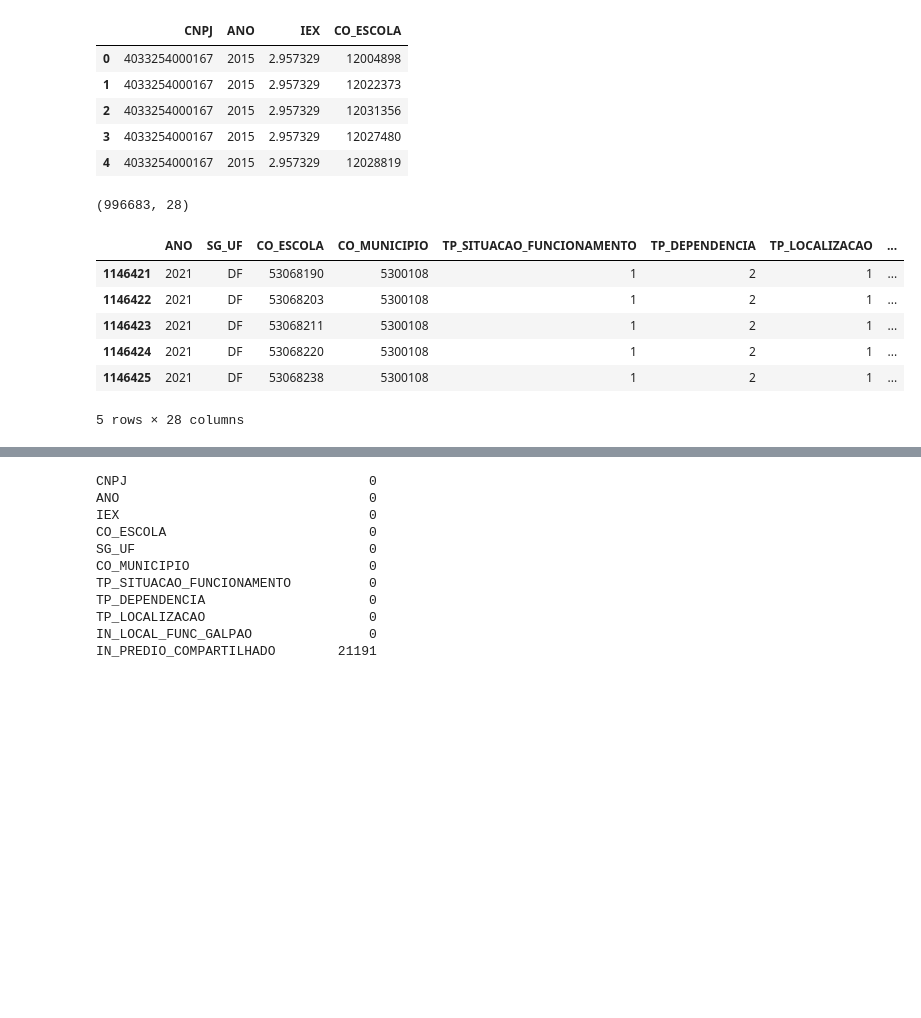
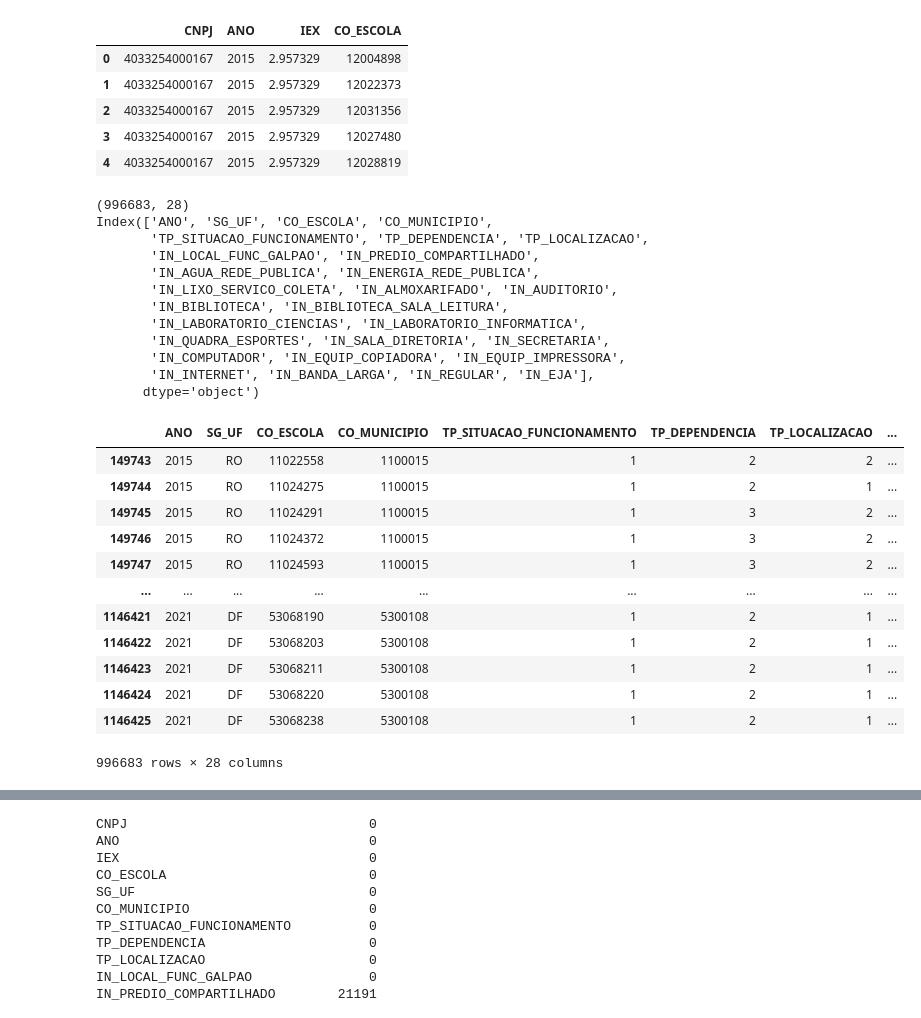
Before and after one commit to Fernandateireis/pol_edu, a Jupyter notebook: notebooks/pre-processing-merge.ipynb, the cells around one changed output, grey strips where cells are left out. Cells and saved outputs as stored; diff of their text form; code cells hidden in the pictures; blank space fills up the shorter version.

```diff
--- a/notebooks/pre-processing-merge.ipynb
+++ b/notebooks/pre-processing-merge.ipynb
@@ -179,18 +199,36 @@ merge_iex_escola.head()
 # %%
 censo = pd.read_csv('/home/freitas/Downloads/internet2/data/censo_2014_2021.csv')
 # rename columns CO_ENTIDADE to CO_ESCOLA
 censo.rename(columns={'NU_ANO_CENSO':'ANO','CO_ENTIDADE':'CO_ESCOLA'},inplace=True)
 censo.query('ANO > 2014', inplace=True)
 print(censo.shape)
-censo.tail()
+print(censo.columns)
+censo
 # %% [output]
 (996683, 28)
+Index(['ANO', 'SG_UF', 'CO_ESCOLA', 'CO_MUNICIPIO',
+       'TP_SITUACAO_FUNCIONAMENTO', 'TP_DEPENDENCIA', 'TP_LOCALIZACAO',
+       'IN_LOCAL_FUNC_GALPAO', 'IN_PREDIO_COMPARTILHADO',
+       'IN_AGUA_REDE_PUBLICA', 'IN_ENERGIA_REDE_PUBLICA',
+       'IN_LIXO_SERVICO_COLETA', 'IN_ALMOXARIFADO', 'IN_AUDITORIO',
+       'IN_BIBLIOTECA', 'IN_BIBLIOTECA_SALA_LEITURA',
+       'IN_LABORATORIO_CIENCIAS', 'IN_LABORATORIO_INFORMATICA',
+       'IN_QUADRA_ESPORTES', 'IN_SALA_DIRETORIA', 'IN_SECRETARIA',
+       'IN_COMPUTADOR', 'IN_EQUIP_COPIADORA', 'IN_EQUIP_IMPRESSORA',
+       'IN_INTERNET', 'IN_BANDA_LARGA', 'IN_REGULAR', 'IN_EJA'],
+      dtype='object')
 |  | ANO | SG_UF | CO_ESCOLA | CO_MUNICIPIO | TP_SITUACAO_FUNCIONAMENTO | TP_DEPENDENCIA | TP_LOCALIZACAO | ... |
+| 149743 | 2015 | RO | 11022558 | 1100015 | 1 | 2 | 2 | ... |
+| 149744 | 2015 | RO | 11024275 | 1100015 | 1 | 2 | 1 | ... |
+| 149745 | 2015 | RO | 11024291 | 1100015 | 1 | 3 | 2 | ... |
+| 149746 | 2015 | RO | 11024372 | 1100015 | 1 | 3 | 2 | ... |
+| 149747 | 2015 | RO | 11024593 | 1100015 | 1 | 3 | 2 | ... |
+| ... | ... | ... | ... | ... | ... | ... | ... | ... |
 | 1146421 | 2021 | DF | 53068190 | 5300108 | 1 | 2 | 1 | ... |
 | 1146422 | 2021 | DF | 53068203 | 5300108 | 1 | 2 | 1 | ... |
 | 1146423 | 2021 | DF | 53068211 | 5300108 | 1 | 2 | 1 | ... |
 | 1146424 | 2021 | DF | 53068220 | 5300108 | 1 | 2 | 1 | ... |
 | 1146425 | 2021 | DF | 53068238 | 5300108 | 1 | 2 | 1 | ... |
-5 rows × 28 columns
+996683 rows × 28 columns
 # %%
 merge_iex_censo = pd.merge(merge_iex_escola, censo, on=['ANO','CO_ESCOLA'], how='inner')
```
Also changed, not shown: parts of 16 cells of this notebook.
